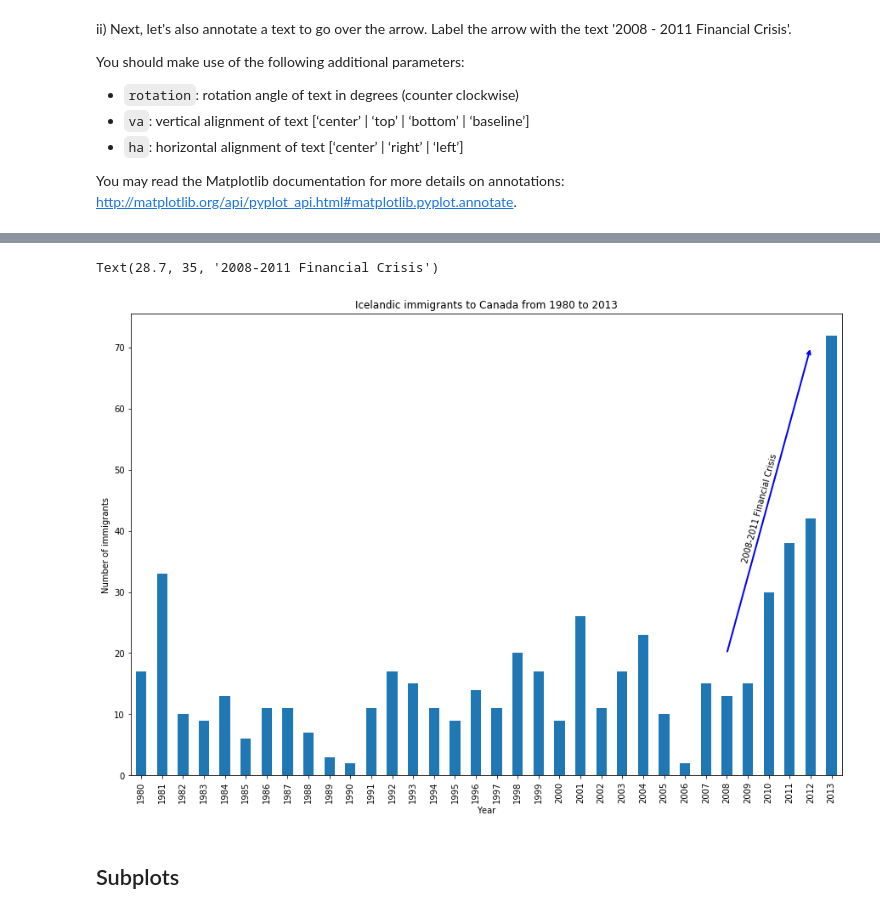
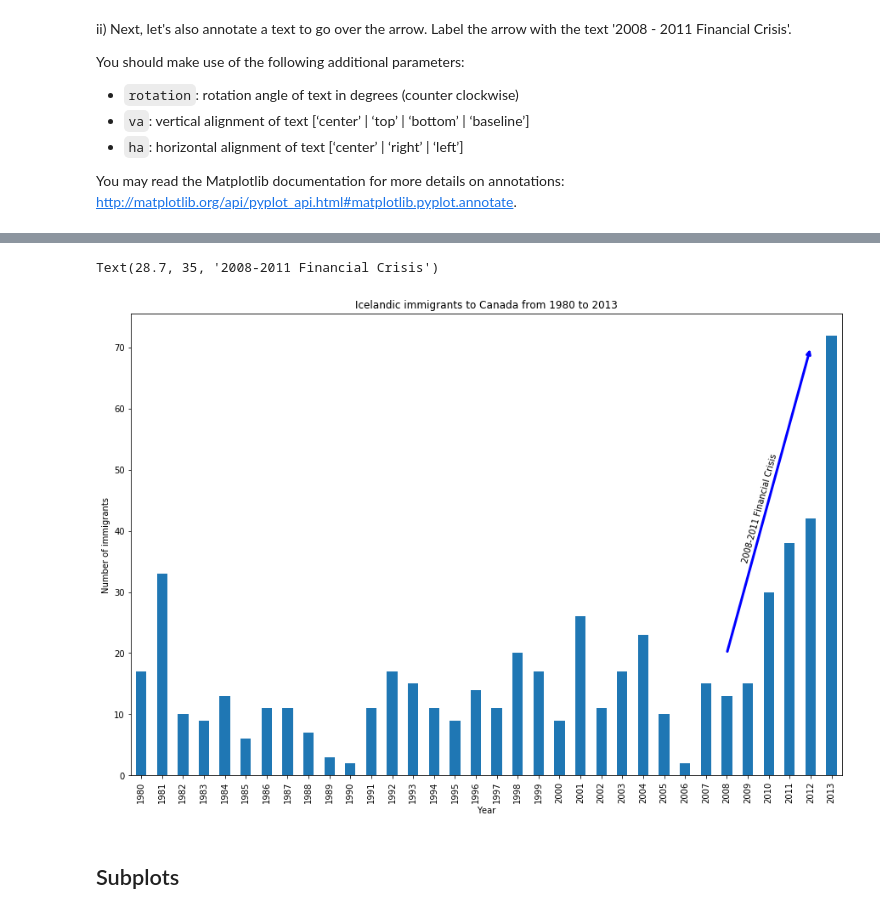
Before and after one commit to BluSteve/CS4132, a Jupyter notebook: Lab9CaoYueran.ipynb, the cells around one changed output, grey strips where cells are left out. Cells and saved outputs as stored; diff of their text form; code cells hidden in the pictures.

```diff
--- a/Lab9CaoYueran.ipynb
+++ b/Lab9CaoYueran.ipynb
@@ -135,19 +145,19 @@ http://matplotlib.org/api/pyplot_api.html#matplotlib.pyplot.annotate.
 # %%
 #your solution
 # i
 df_c = df_can.iloc[:,3:-1].loc['Iceland']
 df_c.plot(figsize=(15,10), kind='bar')
 plt.ylabel('Number of immigrants')
 plt.xlabel('Year')
 plt.title('Icelandic immigrants to Canada from 1980 to 2013')
 plt.annotate('',xy=(32,70),xytext=(28,20),
-             xycoords='data',arrowprops=dict(arrowstyle='->',connectionstyle='arc3',color='blue',lw='2'))
+             xycoords='data',arrowprops=dict(arrowstyle='->',connectionstyle='arc3',color='blue',lw='3'))
 
 # ii
 plt.text(s='2008-2011 Financial Crisis',x=28.7,y=35,rotation=75)
 # %% [output]
 Text(28.7, 35, '2008-2011 Financial Crisis')
-[figure, old version]
+[figure, new version]
 # %% [markdown]
 ## Subplots
 # %% [markdown]
```
Also changed, not shown: parts of 18 cells of this notebook.
